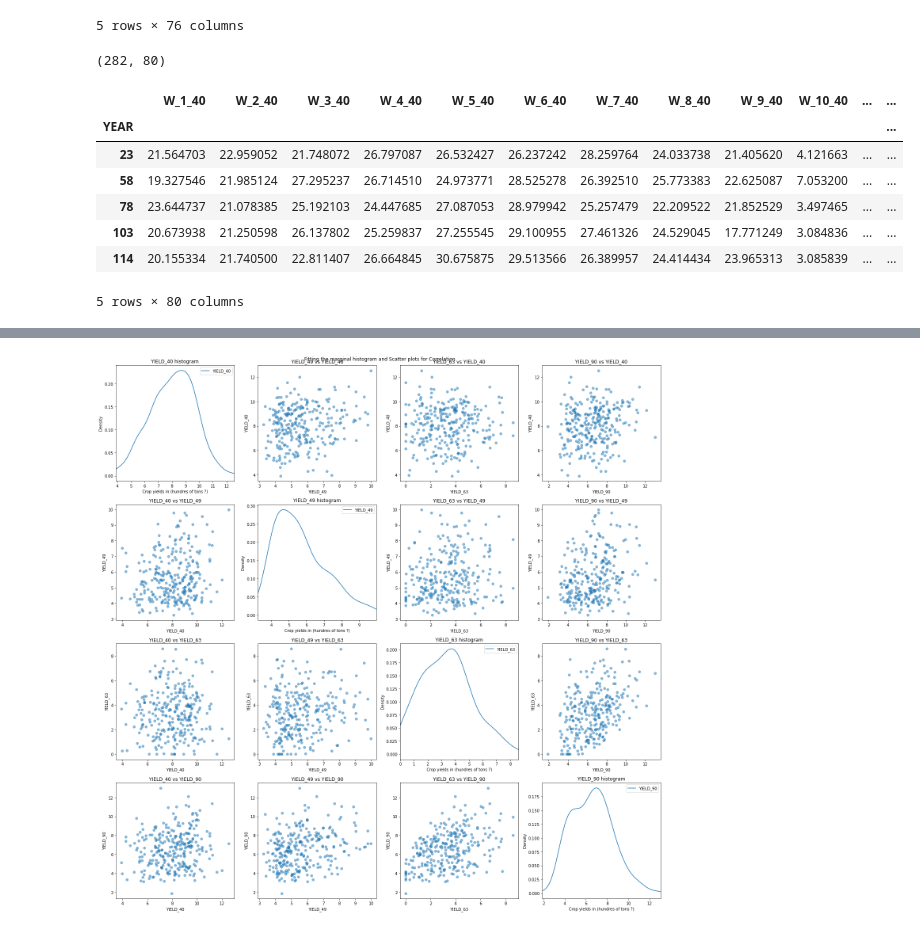
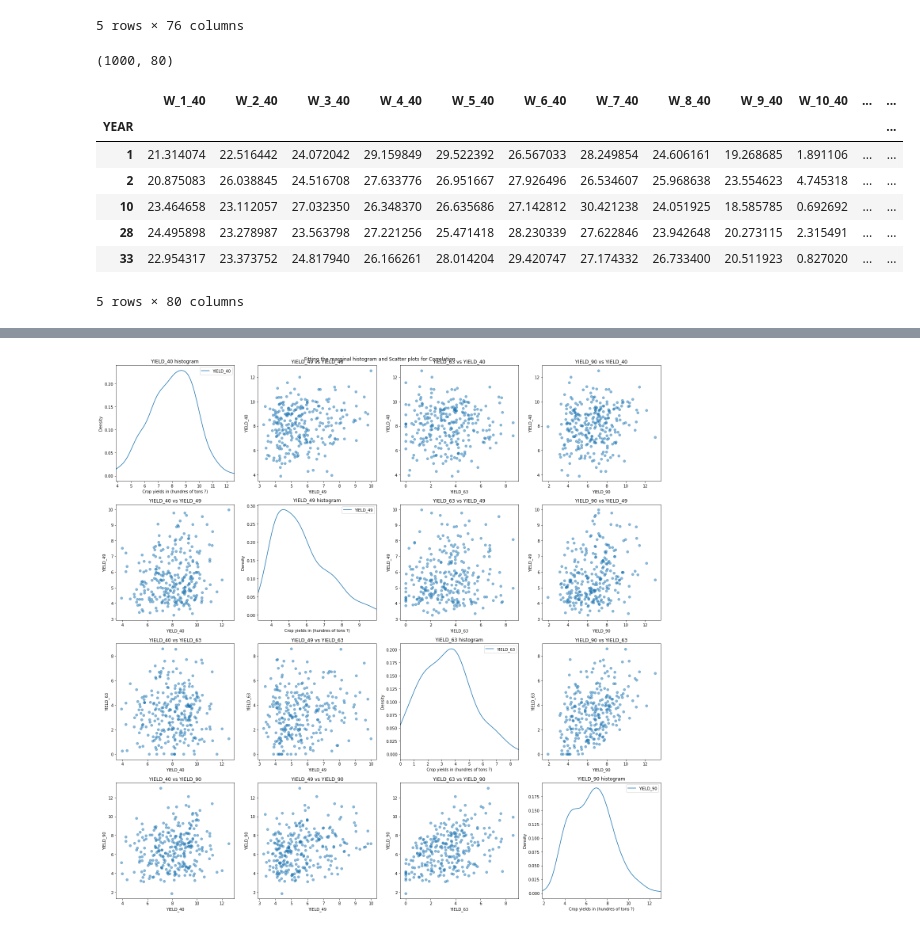
Before and after one commit to elkhomar/Genhack3, a Jupyter notebook: FlowMatching.ipynb, the cells around one changed output, grey strips where cells are left out. Drawn from its saved outputs; the diff is of its cells as text; code cells hidden in the pictures.

Commit message:
Correction filtration dataset

```diff
--- a/FlowMatching.ipynb
+++ b/FlowMatching.ipynb
@@ -23,19 +23,19 @@ torch.backends.cudnn.benchmark = True
 S40 = pd.read_csv("data/station_40.csv")
 S49 = pd.read_csv("data/station_49.csv")
 S63 = pd.read_csv("data/station_63.csv")
-S90 = pd.read_csv("data/station_80.csv")
+S80 = pd.read_csv("data/station_80.csv")
 
 S40.rename(columns=lambda x: x + "_40" if x != "YEAR" else x, inplace=True)
 S49.rename(columns=lambda x: x + "_49" if x != "YEAR" else x, inplace=True)
 S63.rename(columns=lambda x: x + "_63" if x != "YEAR" else x, inplace=True)
-S90.rename(columns=lambda x: x + "_90" if x != "YEAR" else x, inplace=True)
+S80.rename(columns=lambda x: x + "_80" if x != "YEAR" else x, inplace=True)
 
 merged_df = pd.merge(S40, S49, on='YEAR', how='inner')
 merged_df = pd.merge(merged_df, S63, on='YEAR', how='inner')
-dataset = pd.merge(merged_df, S90, on='YEAR', how='inner')
+dataset = pd.merge(merged_df, S80, on='YEAR', how='inner')
 
 dataset.set_index('YEAR', inplace=True)
-target = ['YIELD_40', 'YIELD_49', 'YIELD_63', 'YIELD_90']
+target = ['YIELD_40', 'YIELD_49', 'YIELD_63', 'YIELD_80']
 features = [x for x in dataset.columns if x not in target]
 
 print(dataset.shape)
@@ -51,25 +51,25 @@ dataset.head()
 | 4 | 21.523342 | 21.542900 | 23.034072 | 26.327315 | 30.362289 | 27.503657 | 27.839165 | 29.764479 | 18.290963 | 3.405621 | ... | ... |
 5 rows × 76 columns
 # %%
-dataset['Q40'] = dataset['W_13_40'] + dataset['W_14_40'] + dataset['W_15_40']
-dataset['Q49'] = dataset['W_13_49'] + dataset['W_14_49'] + dataset['W_15_49']
-dataset['Q63'] = dataset['W_13_63'] + dataset['W_14_63'] + dataset['W_15_63']
-dataset['Q90'] = dataset['W_13_90'] + dataset['W_14_90'] + dataset['W_15_90']
+dataset['Q40'] = (dataset['W_13_40'] + dataset['W_14_40'] + dataset['W_15_40'])
+dataset['Q49'] = (dataset['W_13_49'] + dataset['W_14_49'] + dataset['W_15_49'])
+dataset['Q63'] = (dataset['W_13_63'] + dataset['W_14_63'] + dataset['W_15_63'])
+dataset['Q80'] = (dataset['W_13_80'] + dataset['W_14_80'] + dataset['W_15_80'])
 
-features = ['YIELD_40', 'YIELD_49', 'YIELD_63', 'YIELD_90']
-aux_columns = ['Q40', 'Q49', 'Q63', 'Q90']
+features = ['YIELD_40', 'YIELD_49', 'YIELD_63', 'YIELD_80']
+aux_columns = ['Q40', 'Q49', 'Q63', 'Q80']
 nb_weather_var = len([x for x in dataset.columns if not (x in features or x in aux_columns) ])
 
-dataset = dataset[(dataset['Q40'] <= 3.3241) & (dataset['Q49'] <= 5.1292) & (dataset['Q63'] <= 6.4897) & (dataset['Q90'] <= 7.1301)]
+dataset = dataset[(dataset['Q40'] <= 6.4897) & (dataset['Q49'] <= 3.3241) & (dataset['Q63'] <= 7.1301) & (dataset['Q80'] <= 5.1292)]
 print(dataset.shape)
 dataset.head()
 # %% [output]
-(282, 80)
+(1000, 80)
 |  | W_1_40 | W_2_40 | W_3_40 | W_4_40 | W_5_40 | W_6_40 | W_7_40 | W_8_40 | W_9_40 | W_10_40 | ... | ... |
 | YEAR |  |  |  |  |  |  |  |  |  |  |  | ... |
-| 23 | 21.564703 | 22.959052 | 21.748072 | 26.797087 | 26.532427 | 26.237242 | 28.259764 | 24.033738 | 21.405620 | 4.121663 | ... | ... |
-| 58 | 19.327546 | 21.985124 | 27.295237 | 26.714510 | 24.973771 | 28.525278 | 26.392510 | 25.773383 | 22.625087 | 7.053200 | ... | ... |
-| 78 | 23.644737 | 21.078385 | 25.192103 | 24.447685 | 27.087053 | 28.979942 | 25.257479 | 22.209522 | 21.852529 | 3.497465 | ... | ... |
-| 103 | 20.673938 | 21.250598 | 26.137802 | 25.259837 | 27.255545 | 29.100955 | 27.461326 | 24.529045 | 17.771249 | 3.084836 | ... | ... |
-| 114 | 20.155334 | 21.740500 | 22.811407 | 26.664845 | 30.675875 | 29.513566 | 26.389957 | 24.414434 | 23.965313 | 3.085839 | ... | ... |
+| 1 | 21.314074 | 22.516442 | 24.072042 | 29.159849 | 29.522392 | 26.567033 | 28.249854 | 24.606161 | 19.268685 | 1.891106 | ... | ... |
+| 2 | 20.875083 | 26.038845 | 24.516708 | 27.633776 | 26.951667 | 27.926496 | 26.534607 | 25.968638 | 23.554623 | 4.745318 | ... | ... |
+| 10 | 23.464658 | 23.112057 | 27.032350 | 26.348370 | 26.635686 | 27.142812 | 30.421238 | 24.051925 | 18.585785 | 0.692692 | ... | ... |
+| 28 | 24.495898 | 23.278987 | 23.563798 | 27.221256 | 25.471418 | 28.230339 | 27.622846 | 23.942648 | 20.273115 | 2.315491 | ... | ... |
+| 33 | 22.954317 | 23.373752 | 24.817940 | 26.166261 | 28.014204 | 29.420747 | 27.174332 | 26.733400 | 20.511923 | 0.827020 | ... | ... |
 5 rows × 80 columns
```
Also changed, not shown: parts of 4 cells of this notebook.
